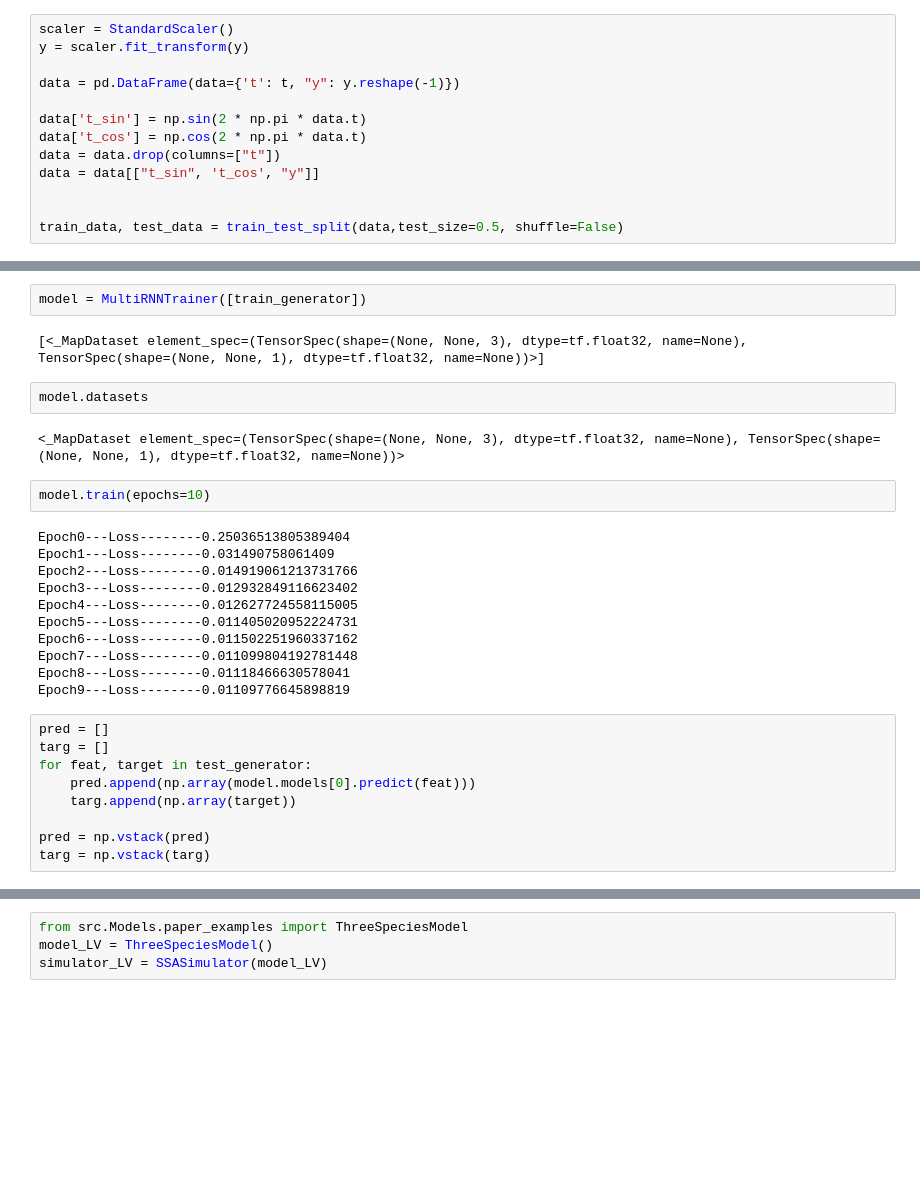
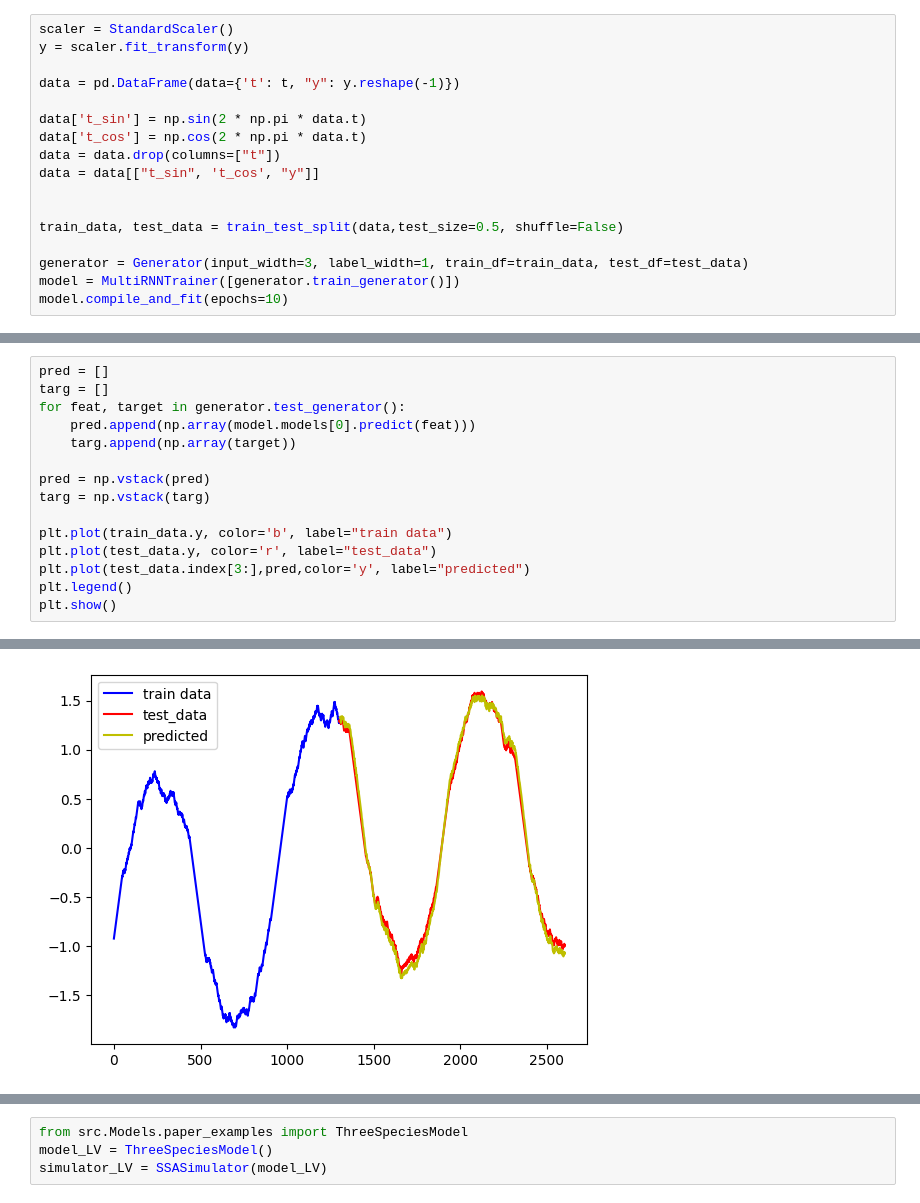
Before and after one commit to Mijan/NN-CTMC, a Jupyter notebook: Jupyter_notebooks/test_rnn_models.ipynb, the cells around one changed output, grey strips where cells are left out. Saved outputs shown, nothing was run; the diff lists cells and outputs as text; blank space fills up the shorter version.

```diff
--- a/Jupyter_notebooks/test_rnn_models.ipynb
+++ b/Jupyter_notebooks/test_rnn_models.ipynb
@@ -41,3 +41,7 @@ data = data[["t_sin", 't_cos', "y"]]
 
 
 train_data, test_data = train_test_split(data,test_size=0.5, shuffle=False)
+
+generator = Generator(input_width=3, label_width=1, train_df=train_data, test_df=test_data)
+model = MultiRNNTrainer([generator.train_generator()])
+model.compile_and_fit(epochs=10)
@@ -93,31 +77,16 @@ GCC version:  gcc version 11.4.0 (Ubuntu 11.4.0-1ubuntu1~22.04)
-# %%
-model = MultiRNNTrainer([train_generator])
-# %% [output]
-[<_MapDataset element_spec=(TensorSpec(shape=(None, None, 3), dtype=tf.float32, name=None), TensorSpec(shape=(None, None, 1), dtype=tf.float32, name=None))>]
-# %%
-model.datasets
-# %% [output]
-<_MapDataset element_spec=(TensorSpec(shape=(None, None, 3), dtype=tf.float32, name=None), TensorSpec(shape=(None, None, 1), dtype=tf.float32, name=None))>
-# %%
-model.train(epochs=10)
-# %% [output]
-Epoch0---Loss--------0.25036513805389404
-Epoch1---Loss--------0.031490758061409
-Epoch2---Loss--------0.014919061213731766
-Epoch3---Loss--------0.012932849116623402
-Epoch4---Loss--------0.012627724558115005
-Epoch5---Loss--------0.011405020952224731
-Epoch6---Loss--------0.011502251960337162
-Epoch7---Loss--------0.011099804192781448
-Epoch8---Loss--------0.01118466630578041
-Epoch9---Loss--------0.01109776645898819
 # %%
 pred = []
 targ = []
-for feat, target in test_generator:
+for feat, target in generator.test_generator():
     pred.append(np.array(model.models[0].predict(feat)))
     targ.append(np.array(target))
 
 pred = np.vstack(pred)
 targ = np.vstack(targ)
+
+plt.plot(train_data.y, color='b', label="train data")
+plt.plot(test_data.y, color='r', label="test_data")
+plt.plot(test_data.index[3:],pred,color='y', label="predicted")
+plt.legend()
+plt.show()
 # %% [output]
@@ -140,0 +110 @@ targ = np.vstack(targ)
+[figure, added]
```
Also changed, not shown: parts of 15 cells of this notebook, 1 other file.
